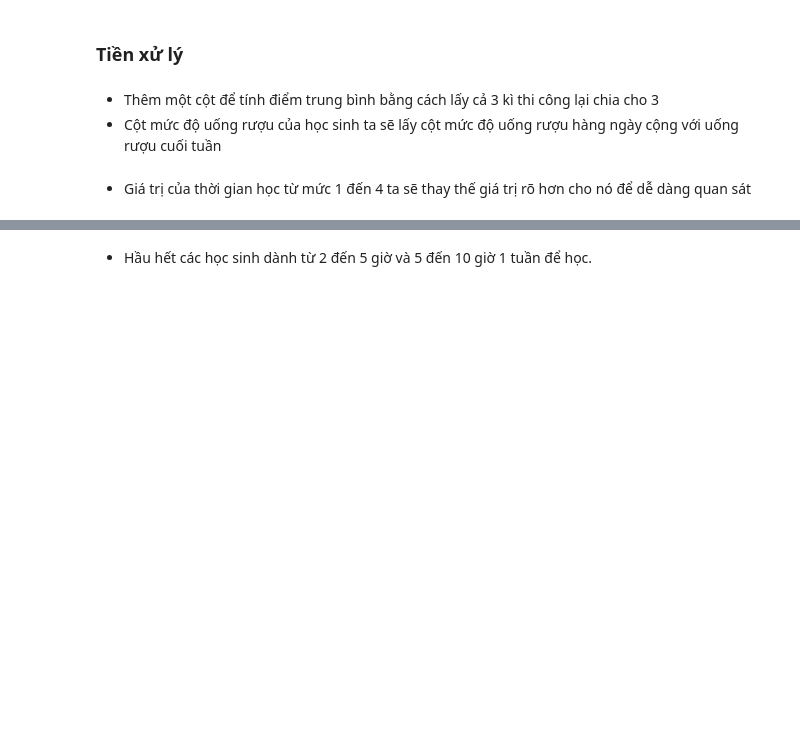
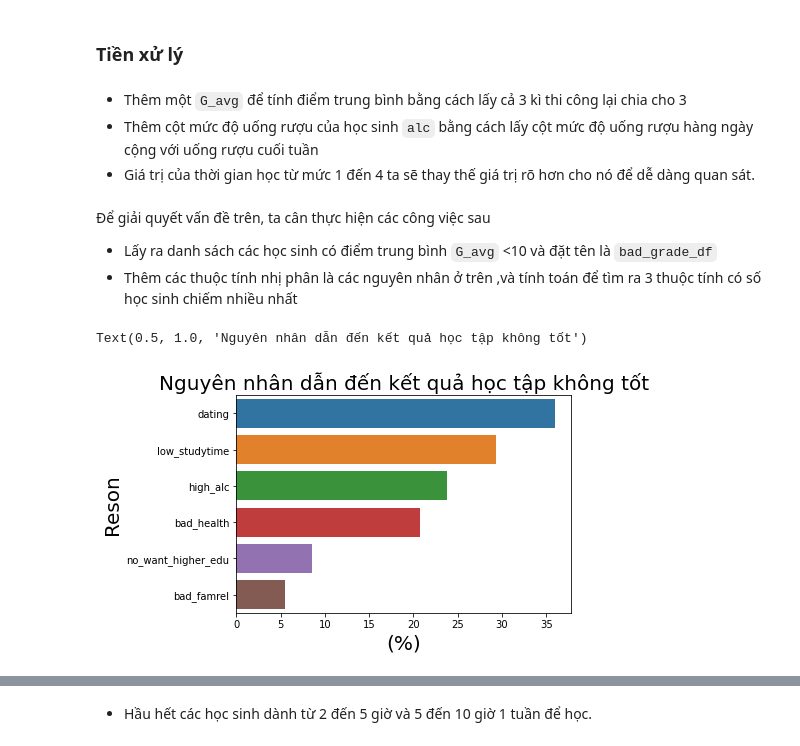
Before and after one commit to ngohuudang/P4DS_FinalProject, a Jupyter notebook: final.ipynb, the cells around one changed output, grey strips where cells are left out. Saved outputs shown, nothing was run; the diff lists cells and outputs as text; code cells hidden in the pictures; blank space fills up the shorter version.

```diff
--- a/final.ipynb
+++ b/final.ipynb
@@ -292,8 +211,9 @@ student_df["Medu"].value_counts().idxmin()
 # %% [markdown]
 ### Tiền xử lý
 # %% [markdown]
-- Thêm một cột để tính điểm trung bình bằng cách lấy cả 3 kì thi công lại chia cho 3
-- Cột mức độ uống rượu của học sinh ta sẽ lấy cột mức độ uống rượu hàng ngày cộng với uống rượu cuối tuần
+- Thêm một `G_avg` để tính điểm trung bình bằng cách lấy cả 3 kì thi công lại chia cho 3
+- Thêm cột mức độ uống rượu của học sinh `alc` bằng cách lấy cột mức độ uống rượu hàng ngày cộng với uống rượu cuối tuần
+- Giá trị của thời gian học từ mức 1 đến 4 ta sẽ thay thế giá trị rõ hơn cho nó để dễ dàng quan sát.
 # %%
 #Tính điểm trung bình của 3 kì thi
 student_df["G_avg"] = (student_df["G1"] + \
@@ -304,2 +230,0 @@ student_mat_df["Dalc"] = student_mat_df["Dalc"] + student_mat_df["Walc"]
-# %% [markdown]
-- Giá trị của thời gian học từ mức 1 đến 4 ta sẽ thay thế giá trị rõ hơn cho nó để dễ dàng quan sát
@@ -312,0 +231,30 @@ student_mat_df['studytime'] = student_mat_df['studytime'].replace({
+# %% [markdown]
+Để giải quyết vấn đề trên, ta cân thực hiện các công việc sau
+- Lấy ra danh sách các học sinh có điểm trung bình `G_avg` <10 và đặt tên là `bad_grade_df`
+- Thêm các thuộc tính nhị phân là các nguyên nhân ở trên ,và tính toán để tìm ra 3 thuộc tính có số học sinh chiếm nhiều nhất
+# %%
+bad_grade_df = student_df[student_df["G_avg"]<10]
+bad_grade_df["high_alc"] = (bad_grade_df["alc"]) > 5
+bad_grade_df["bad_famrel"] = bad_grade_df["famrel"] < 3
+bad_grade_df["low_studytime"] = bad_grade_df["studytime"] == "< 2 giờ"
+bad_grade_df["dating"] = bad_grade_df["romantic"] == "yes"
+bad_grade_df["no_want_higher_edu"] = bad_grade_df["higher"] == "no"
+bad_grade_df["bad_health"] = bad_grade_df["health"]<3
+df = bad_grade_df[["high_alc",
+    "bad_famrel",
+    "low_studytime",
+    "dating",
+    "no_want_higher_edu",
+    "bad_health",
+   ]]
+
+df = df.agg(lambda x : (x==1).sum()*100/x.count())
+df = df.sort_values(ascending=False)
+p = sns.barplot(y=df.keys(),x=df.values);
+p.set_xlabel("(%)",fontsize = 20)
+p.set_ylabel("Reson", fontsize = 20)
+plt.title("Nguyên nhân dẫn đến kết quả học tập không tốt",
+         fontsize = 20)
+# %% [output]
+Text(0.5, 1.0, 'Nguyên nhân dẫn đến kết quả học tập không tốt')
+[figure, added]
```
Also changed, not shown: parts of 70 cells of this notebook.
